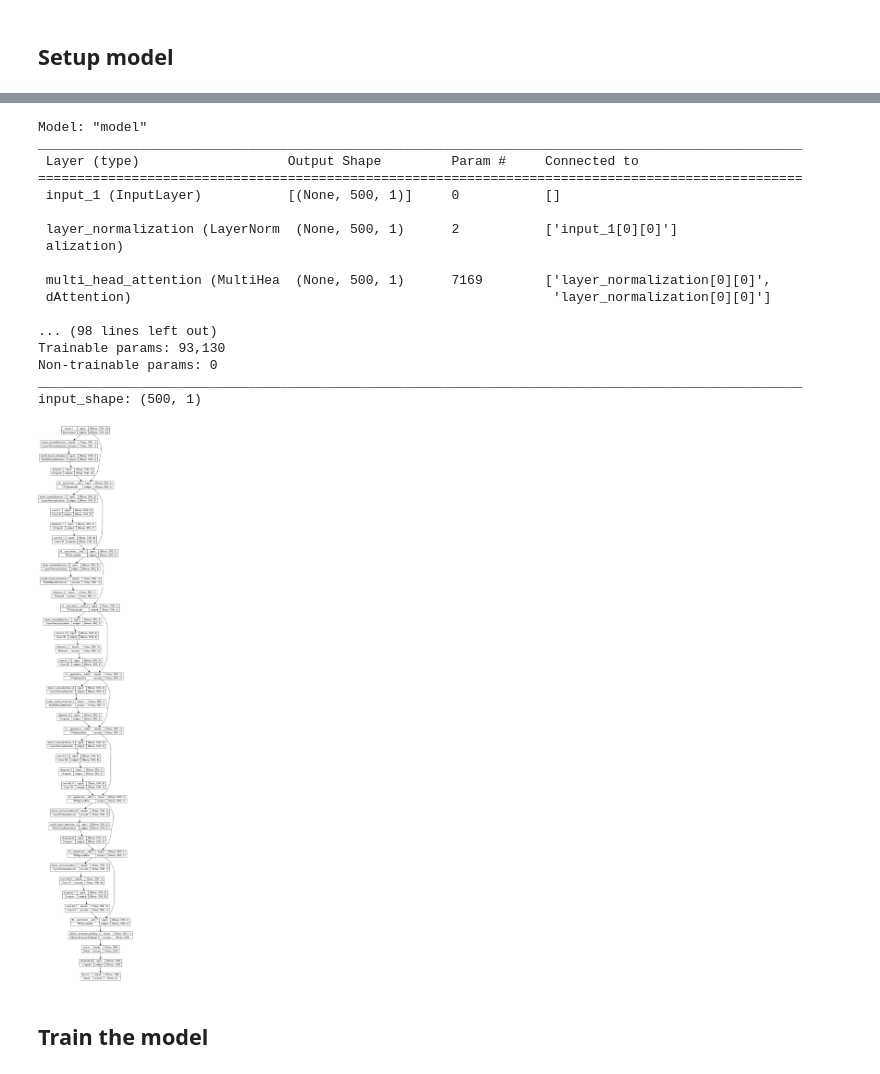
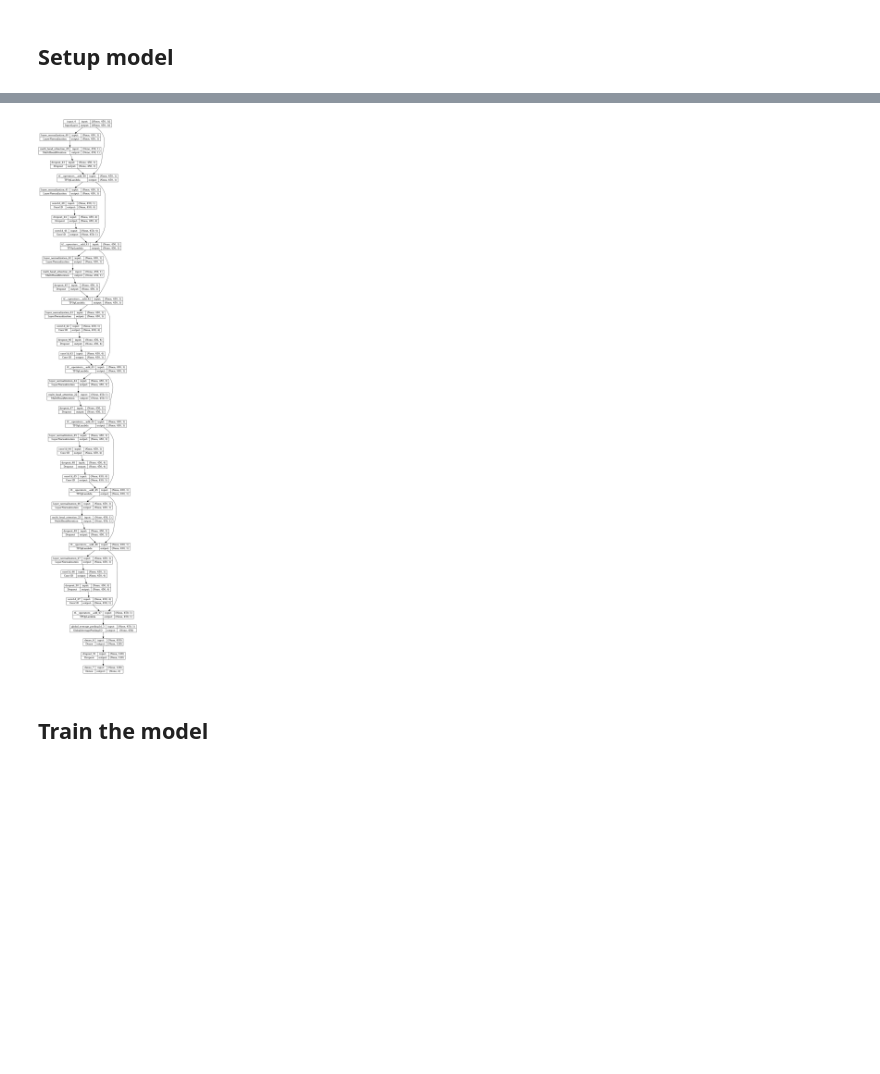
Before and after one commit to mxochicale/sentient, a Jupyter notebook: scripts/models/transformer-model/timeseries_transformer_classification.ipynb, the cells around one changed output, grey strips where cells are left out. Cells and saved outputs as stored; diff of their text form; code cells hidden in the pictures; blank space fills up the shorter version.

```diff
--- a/scripts/models/transformer-model/timeseries_transformer_classification.ipynb
+++ b/scripts/models/transformer-model/timeseries_transformer_classification.ipynb
@@ -163,32 +225,33 @@ def build_model(
 # %%
 input_shape = x_train.shape[1:]
 
-# epoch_number = 2
+epoch_number = 2
 # epoch_number = 10
 # epoch_number = 50
-epoch_number = 100
+# epoch_number = 100
 # epoch_number = 200
 # epoch_number = 300
 # epoch_number = 500
 
-# batch_size = 16
+batch_size = 16
 # batch_size = 32
-batch_size = 64
+# batch_size = 64 #< OOM
 
 
-
-# RESOURCE_EXHAUSTED: OOM when allocating tensor with shape[64,500,4,256] and
-#     type float on /job:localhost/replica:0/task:0/device:GPU:0 by allocator GPU_0_bfc
-# SOLUTION > Change batch size https://github.com/tensorflow/models/issues/8487
-
+## Transformer settings
+head_size=256; num_heads=4; num_transformer_blocks = 4
+# head_size=256; num_heads=4; num_transformer_blocks = 8
+# head_size=512; num_heads=4; num_transformer_blocks = 4
+# head_size=1024; num_heads=4; num_transformer_blocks = 4
+# head_size=1024; num_heads=8; num_transformer_blocks = 8
 
 
 model = build_model(
     input_shape,
-    head_size=256,
-    num_heads=4,
+    head_size=head_size,
+    num_heads=num_heads,
     ff_dim=4,
-    num_transformer_blocks=4,
+    num_transformer_blocks=num_transformer_blocks,
     mlp_units=[128],
     mlp_dropout=0.4,
     dropout=0.25,
@@ -206,15 +269,9 @@ callbacks = [
     keras.callbacks.EarlyStopping(patience=10, restore_best_weights=True)
 ]
 
-
-# callbacks = [
-#     keras.callbacks.ReduceLROnPlateau(
-#         monitor="val_loss", factor=0.5, patience=20, min_lr=0.0001
-#     ),
+#other callbacks
+#     keras.callbacks.ReduceLROnPlateau(monitor="val_loss", factor=0.5, patience=20, min_lr=0.0001),
 #     keras.callbacks.EarlyStopping(monitor="val_loss", patience=50, verbose=1),
-# ]
-
-
 
 print(f'input_shape: {input_shape}')
 keras.utils.plot_model(model, show_shapes=True)
@@ -234,21 +296,4 @@ To enable them in other operations, rebuild TensorFlow with the appropriate comp
-Model: "model"
-__________________________________________________________________________________________________
- Layer (type)                   Output Shape         Param #     Connected to
-==================================================================================================
- input_1 (InputLayer)           [(None, 500, 1)]     0           []
-
- layer_normalization (LayerNorm  (None, 500, 1)      2           ['input_1[0][0]']
- alization)
-
- multi_head_attention (MultiHea  (None, 500, 1)      7169        ['layer_normalization[0][0]',
- dAttention)                                                      'layer_normalization[0][0]']
-
-... (98 lines left out)
-Trainable params: 93,130
-Non-trainable params: 0
-__________________________________________________________________________________________________
-input_shape: (500, 1)
-[figure, old version]
+[figure, new version]
 # %% [markdown]
 ## Train the model
 # %%
```
Also changed, not shown: parts of 17 cells of this notebook, 3 other files.
